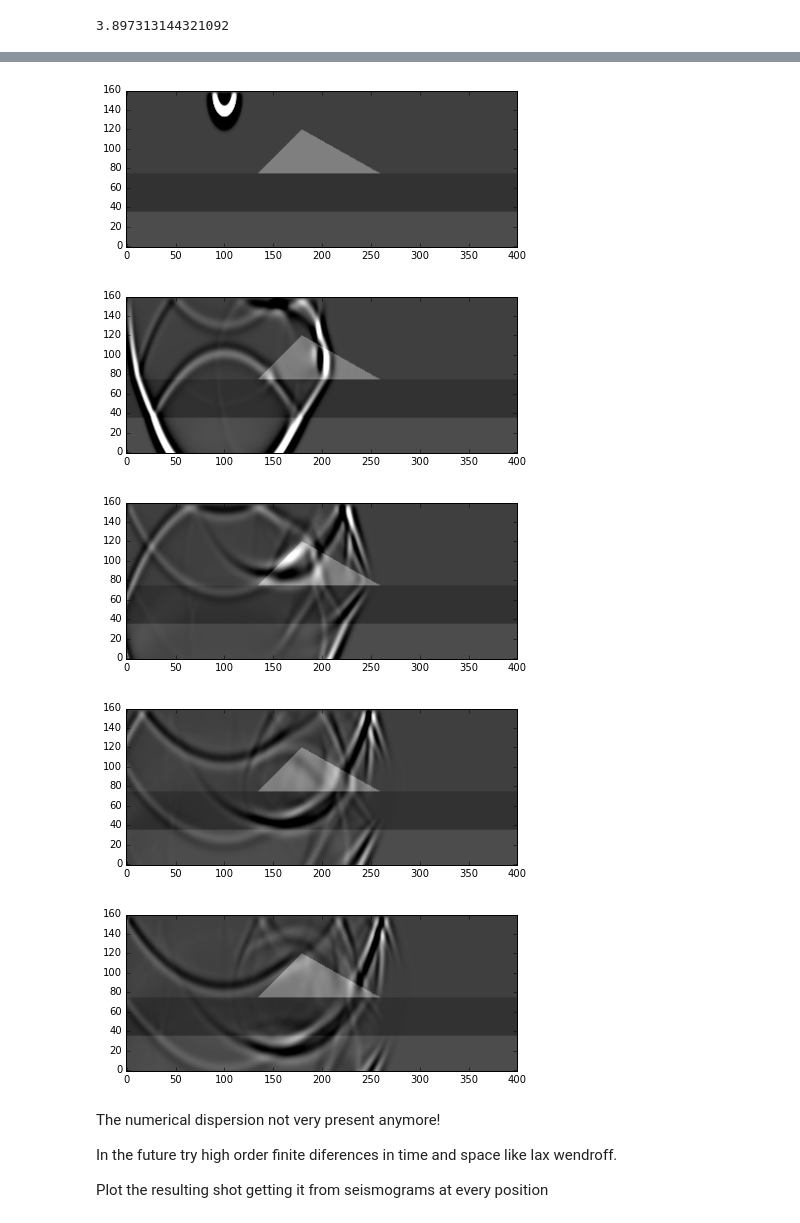
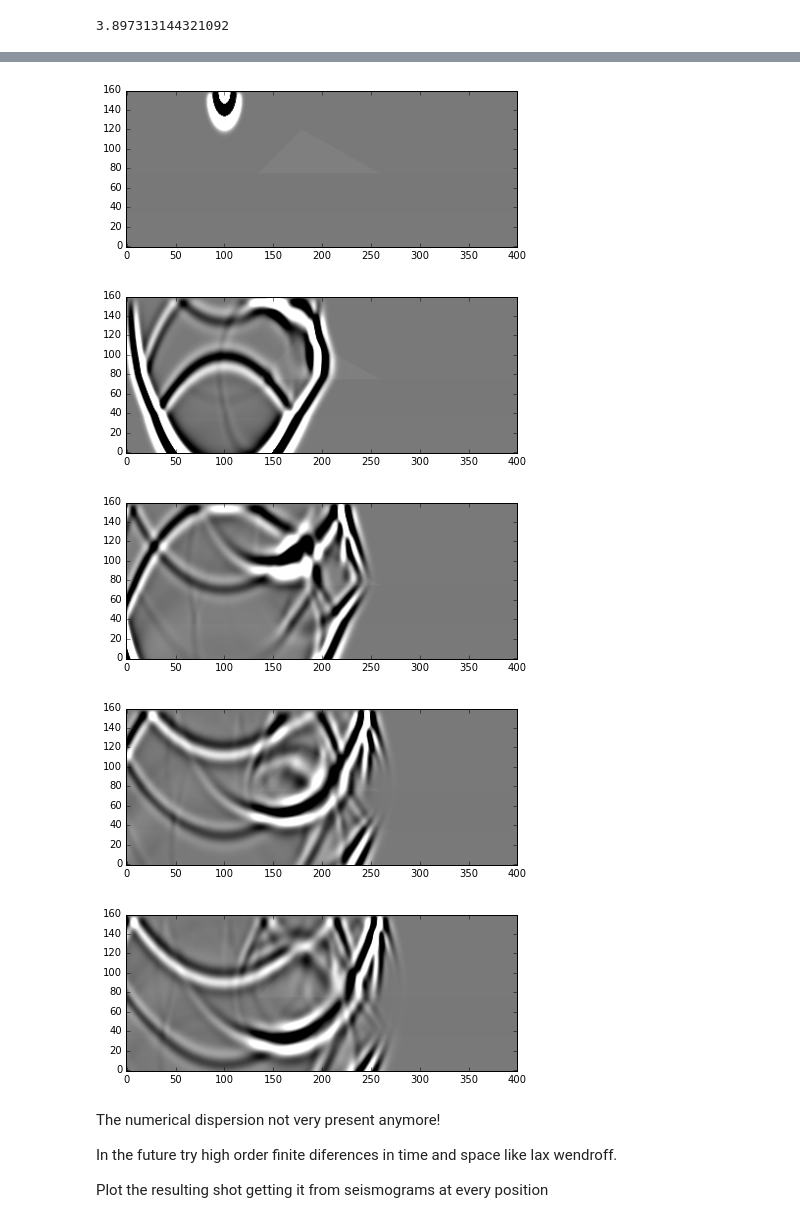
Before and after one commit to eusoubrasileiro/geonumerics, a Jupyter notebook: ipython_notebooks/Fatiando 2D Seismic Shotting Model.ipynb, the cells around one changed output, grey strips where cells are left out. Drawn from its saved outputs; the diff is of its cells as text; code cells hidden in the pictures.

```diff
--- a/ipython_notebooks/Fatiando 2D Seismic Shotting Model.ipynb
+++ b/ipython_notebooks/Fatiando 2D Seismic Shotting Model.ipynb
@@ -70,15 +93,13 @@ dx = 50. # spacing
 dz = 25.
 velocity = data
 # avoiding spatial alias and less numerical dispersion based on plane waves v=l*f and Alford et al.
-# we are using 5 instead
+# we are using 5
 eps = 0.98*1./(5*max(dx, dz)*min(1./(2*dx),1./(2*dz)))
 fc = eps*np.min(velocity)/(max(2*dx, 2*dz))
-# for Gauss source the spectrum is really controled by fc (the highest frequency)
-# But for Ricker no!! fc is the central frequency! So fc/2 gives
-# approximately fc as the highest frequency for a Ricker wavelet (take a look at ffts to clarify)
-fc = fc/2. # for use with Ricker wavelet
+# fc for a Ricker wavelet to garante the maximum fc above
+fricker = (2./3.)*fc/np.sqrt(np.pi)
 sim = wavefd.Scalar(velocity, (dx, dz))
-sim.add_point_source((100, 0), wavefd.Ricker(1., fc, delay=1./fc))
+sim.add_point_source((100, 3), wavefd.Ricker(1., fricker, delay=1./fricker))
 print fc, np.min(velocity)/(fc*max(dx,dx)), eps, sim.dt
 print velocity.shape
 # %% [output]
@@ -123,20 +144,20 @@ sim.explore()
 # %%
 # that's default image size for this interactive session
 def pstep(iter):
     figure(figsize=(7, 7))
     background = (velocity-3500)*10**(-6.0)
-    imshow((-background+sim[iter])[::-1], cmap=mpl.cm.gray_r, vmin=-.002, vmax=.002, origin='lower')
+    imshow((-background+sim[iter])[::-1], cmap=mpl.cm.gray_r, vmin=-.02, vmax=.02, origin='lower')
 pstep(104)
 pstep(504)
 pstep(650)
 pstep(750)
 pstep(800)
 # %% [output]
-[figure, old version]
+[figure, new version]
-[figure, old version]
+[figure, new version]
-[figure, old version]
+[figure, new version]
-[figure, old version]
+[figure, new version]
-[figure, old version]
+[figure, new version]
 # %% [markdown]
 The numerical dispersion not very present anymore!
 
```
Also changed, not shown: parts of 16 cells of this notebook, 3 other files.
